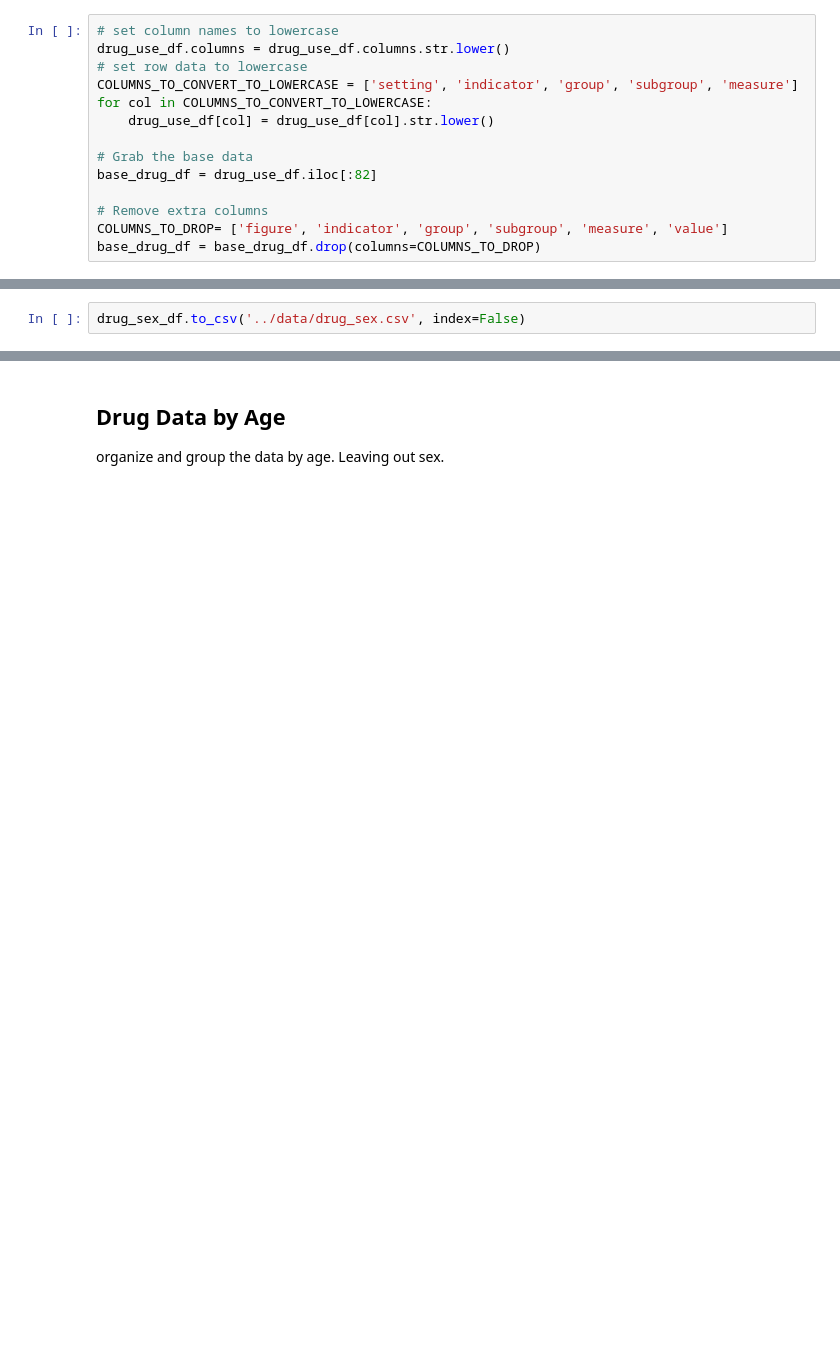
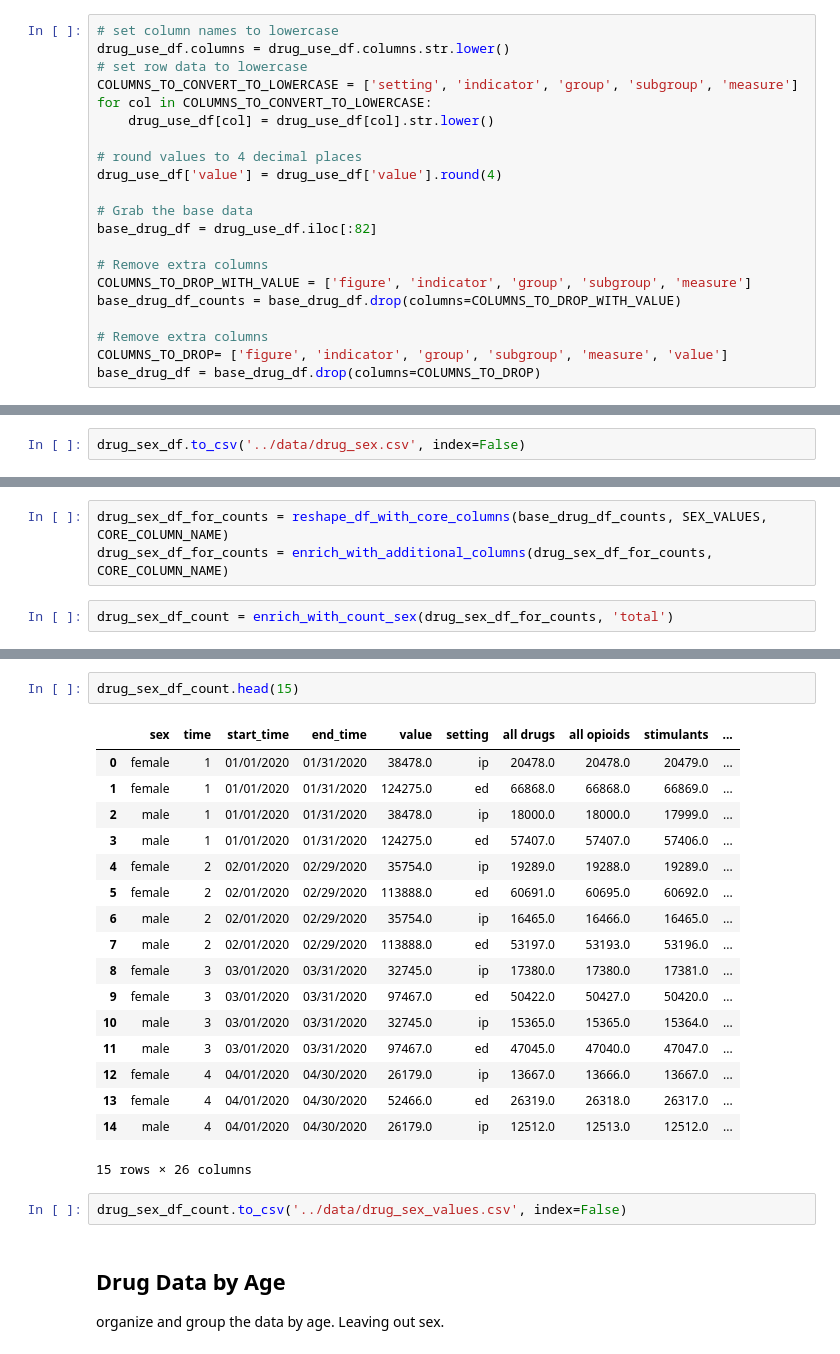
Before and after one commit to Briantmorr/Predictors-for-Drug-Use-in-associated-hospital-encounters, a Jupyter notebook: notebooks/data_cleanup.ipynb, the cells around one changed output, grey strips where cells are left out. Drawn from its saved outputs; the diff is of its cells as text; blank space fills up the shorter version.

Commit message:
converted sex_df to value counts

```diff
--- a/notebooks/data_cleanup.ipynb
+++ b/notebooks/data_cleanup.ipynb
@@ -44,10 +38,17 @@ COLUMNS_TO_CONVERT_TO_LOWERCASE = ['setting', 'indicator', 'group', 'subgroup',
 for col in COLUMNS_TO_CONVERT_TO_LOWERCASE:
     drug_use_df[col] = drug_use_df[col].str.lower()
 
+# round values to 4 decimal places
+drug_use_df['value'] = drug_use_df['value'].round(4)
+
 # Grab the base data
 base_drug_df = drug_use_df.iloc[:82]
 
 # Remove extra columns
+COLUMNS_TO_DROP_WITH_VALUE = ['figure', 'indicator', 'group', 'subgroup', 'measure']
+base_drug_df_counts = base_drug_df.drop(columns=COLUMNS_TO_DROP_WITH_VALUE)
+
+# Remove extra columns
 COLUMNS_TO_DROP= ['figure', 'indicator', 'group', 'subgroup', 'measure', 'value']
 base_drug_df = base_drug_df.drop(columns=COLUMNS_TO_DROP)
 # %% [markdown]
@@ -189,0 +324,5 @@ drug_sex_df.to_csv('../data/drug_sex.csv', index=False)
+# %%
+drug_sex_df_for_counts = reshape_df_with_core_columns(base_drug_df_counts, SEX_VALUES, CORE_COLUMN_NAME)
+drug_sex_df_for_counts = enrich_with_additional_columns(drug_sex_df_for_counts, CORE_COLUMN_NAME)
+# %%
+drug_sex_df_count = enrich_with_count_sex(drug_sex_df_for_counts, 'total')
@@ -190,3 +347,25 @@ drug_sex_df.to_csv('../data/drug_sex.csv', index=False)
+# %%
+drug_sex_df_count.head(15)
+# %% [output]
+|  | sex | time | start_time | end_time | value | setting | all drugs | all opioids | stimulants | ... |
+| 0 | female | 1 | 01/01/2020 | 01/31/2020 | 38478.0 | ip | 20478.0 | 20478.0 | 20479.0 | ... |
+| 1 | female | 1 | 01/01/2020 | 01/31/2020 | 124275.0 | ed | 66868.0 | 66868.0 | 66869.0 | ... |
+| 2 | male | 1 | 01/01/2020 | 01/31/2020 | 38478.0 | ip | 18000.0 | 18000.0 | 17999.0 | ... |
+| 3 | male | 1 | 01/01/2020 | 01/31/2020 | 124275.0 | ed | 57407.0 | 57407.0 | 57406.0 | ... |
+| 4 | female | 2 | 02/01/2020 | 02/29/2020 | 35754.0 | ip | 19289.0 | 19288.0 | 19289.0 | ... |
+| 5 | female | 2 | 02/01/2020 | 02/29/2020 | 113888.0 | ed | 60691.0 | 60695.0 | 60692.0 | ... |
+| 6 | male | 2 | 02/01/2020 | 02/29/2020 | 35754.0 | ip | 16465.0 | 16466.0 | 16465.0 | ... |
+| 7 | male | 2 | 02/01/2020 | 02/29/2020 | 113888.0 | ed | 53197.0 | 53193.0 | 53196.0 | ... |
+| 8 | female | 3 | 03/01/2020 | 03/31/2020 | 32745.0 | ip | 17380.0 | 17380.0 | 17381.0 | ... |
+| 9 | female | 3 | 03/01/2020 | 03/31/2020 | 97467.0 | ed | 50422.0 | 50427.0 | 50420.0 | ... |
+| 10 | male | 3 | 03/01/2020 | 03/31/2020 | 32745.0 | ip | 15365.0 | 15365.0 | 15364.0 | ... |
+| 11 | male | 3 | 03/01/2020 | 03/31/2020 | 97467.0 | ed | 47045.0 | 47040.0 | 47047.0 | ... |
+| 12 | female | 4 | 04/01/2020 | 04/30/2020 | 26179.0 | ip | 13667.0 | 13666.0 | 13667.0 | ... |
+| 13 | female | 4 | 04/01/2020 | 04/30/2020 | 52466.0 | ed | 26319.0 | 26318.0 | 26317.0 | ... |
+| 14 | male | 4 | 04/01/2020 | 04/30/2020 | 26179.0 | ip | 12512.0 | 12513.0 | 12512.0 | ... |
+15 rows × 26 columns
+# %%
+drug_sex_df_count.to_csv('../data/drug_sex_values.csv', index=False)
 # %% [markdown]
 ## Drug Data by Age
 
```
Also changed, not shown: parts of 9 cells of this notebook, 2 other files.
